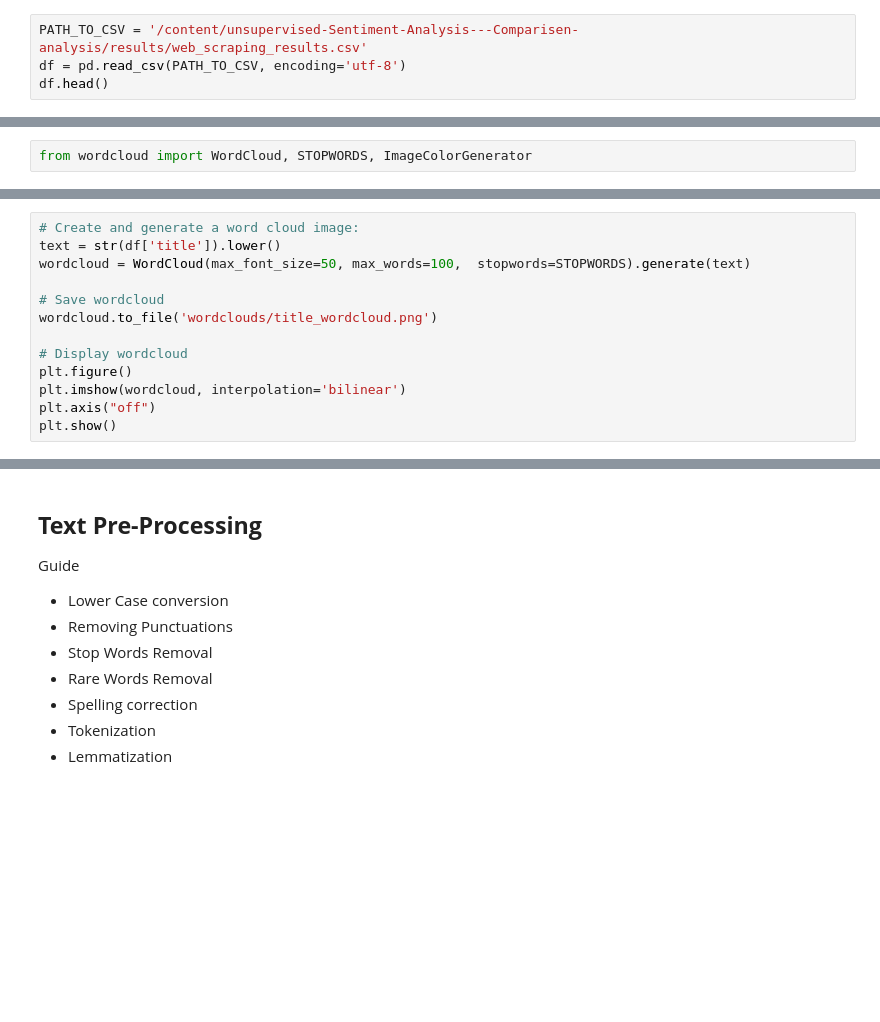
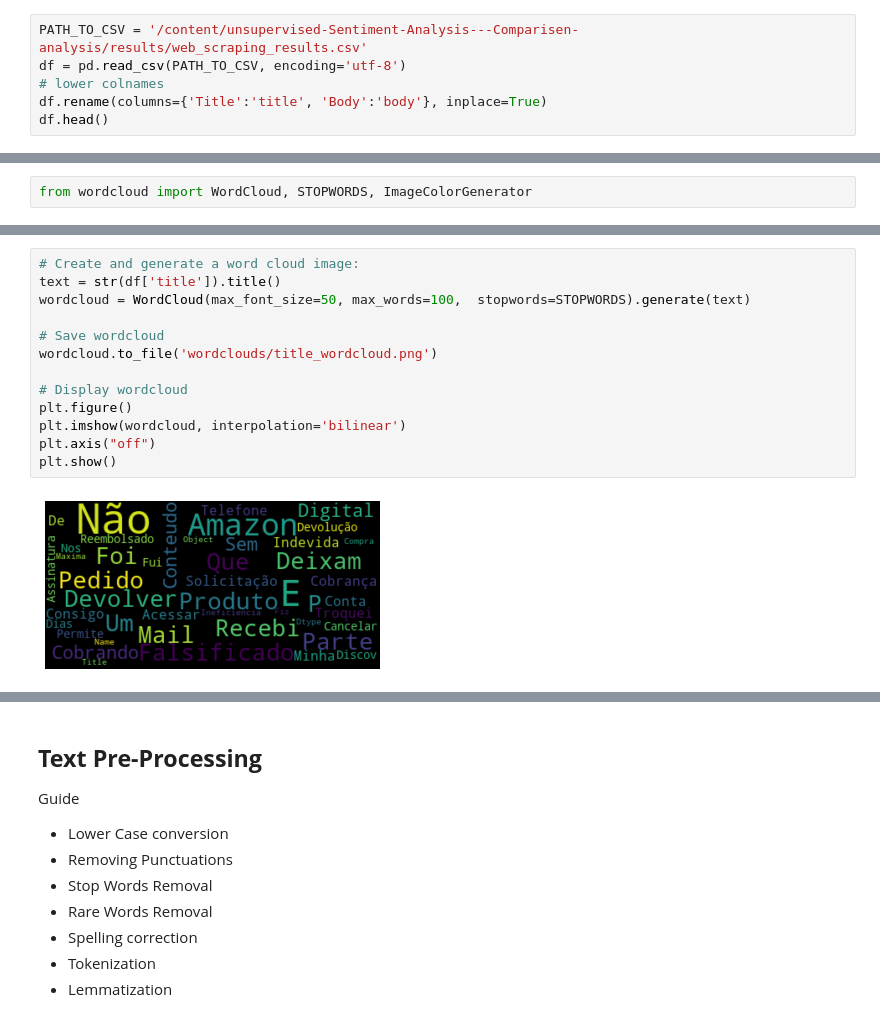
Before and after one commit to mathewsrc/Topic-Modeling-Reclame-Aqui, a Jupyter notebook: Unsupervised_Sentiment_Analysis.ipynb, the cells around one changed output, grey strips where cells are left out. Cells and saved outputs as stored; diff of their text form; blank space fills up the shorter version.

```diff
--- a/Unsupervised_Sentiment_Analysis.ipynb
+++ b/Unsupervised_Sentiment_Analysis.ipynb
@@ -42,4 +57,6 @@ import matplotlib.pyplot as plt
 # %%
 PATH_TO_CSV = '/content/unsupervised-Sentiment-Analysis---Comparisen-analysis/results/web_scraping_results.csv'
 df = pd.read_csv(PATH_TO_CSV, encoding='utf-8')
+# lower colnames
+df.rename(columns={'Title':'title', 'Body':'body'}, inplace=True)
 df.head()
@@ -61,16 +95,18 @@ wordclouds = '/content/unsupervised-Sentiment-Analysis---Comparisen-analysis/res
 # %%
 # Create and generate a word cloud image:
-text = str(df['title']).lower()
+text = str(df['title']).title()
 wordcloud = WordCloud(max_font_size=50, max_words=100,  stopwords=STOPWORDS).generate(text)
 
 # Save wordcloud
 wordcloud.to_file('wordclouds/title_wordcloud.png')
 
 # Display wordcloud
 plt.figure()
 plt.imshow(wordcloud, interpolation='bilinear')
 plt.axis("off")
 plt.show()
+# %% [output]
+[figure, added]
 # %%
 
 # Create and generate a word cloud image:
```
Also changed, not shown: parts of 43 cells of this notebook.
